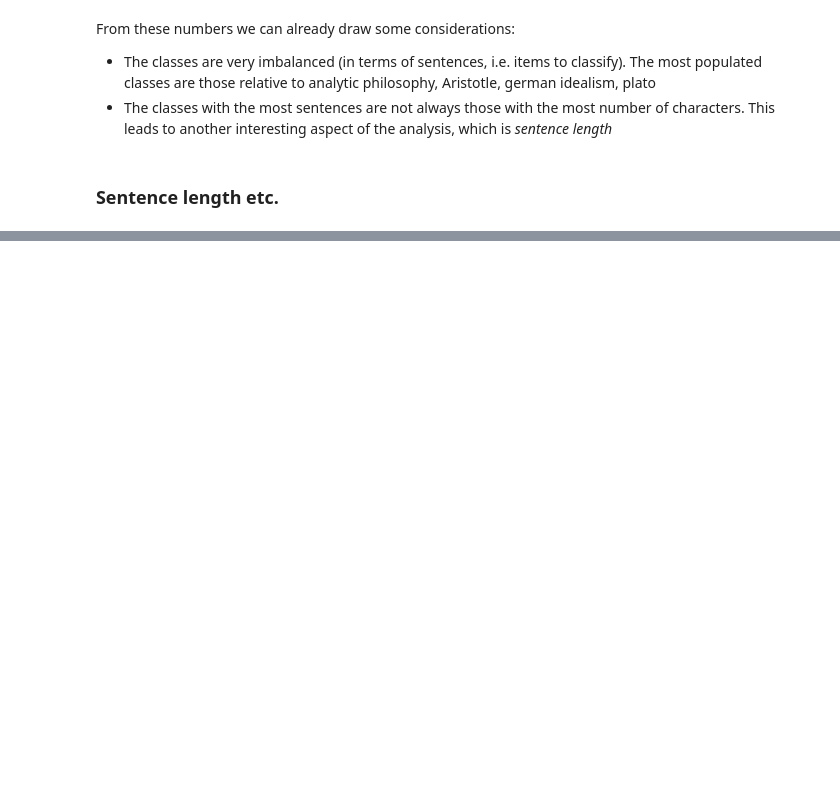
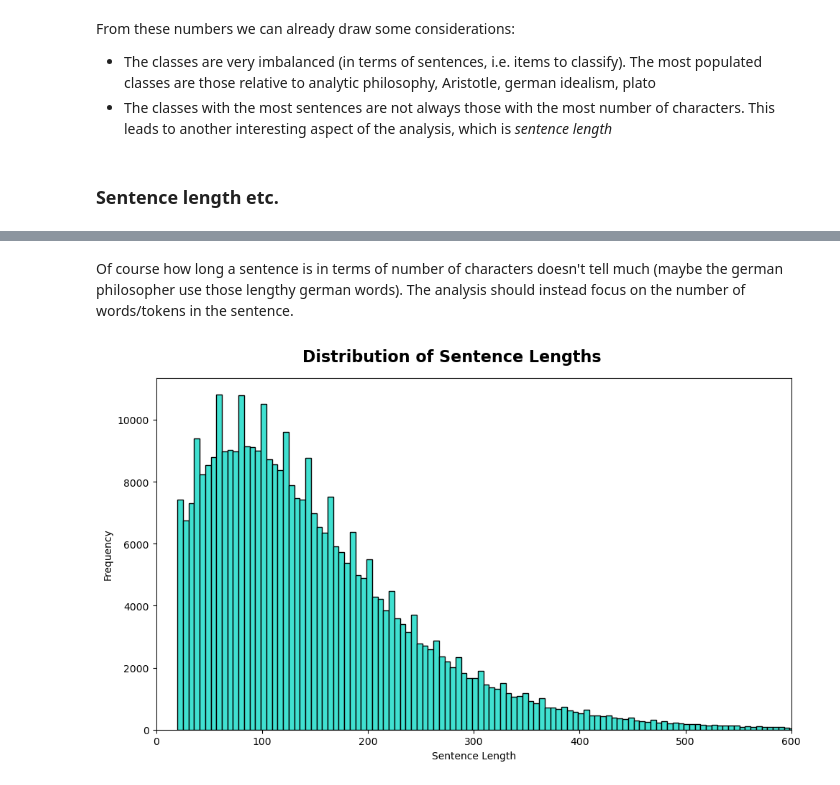
Before and after one commit to giordanoscerra/ProjectAthena, a Jupyter notebook: Exploration/exploration.ipynb, the cells around one changed output, grey strips where cells are left out. Cells and saved outputs as stored; diff of their text form; code cells hidden in the pictures; blank space fills up the shorter version.

```diff
--- a/Exploration/exploration.ipynb
+++ b/Exploration/exploration.ipynb
@@ -94,0 +129,16 @@ From these numbers we can already draw some considerations:
+# %% [markdown]
+Of course how long a sentence is in terms of number of characters doesn't tell much (maybe the german philosopher use those lengthy german words). The analysis should instead focus on the number of words/tokens in the sentence.
+# %%
+# distribution of sentence lengths
+fig, ax = plt.subplots(1, figsize=(10, 6))
+fig.suptitle('Distribution of Sentence Lengths', fontweight='bold', fontsize=16)
+
+ax.hist(df['sentence_length'], bins=500, color='turquoise', edgecolor='black')
+ax.set_xlim(0, 600)
+ax.set_xlabel('Sentence Length')
+ax.set_ylabel('Frequency')
+
+plt.tight_layout()
+plt.show()
+# %% [output]
+[figure, added]
```
Also changed, not shown: parts of 5 cells of this notebook.
